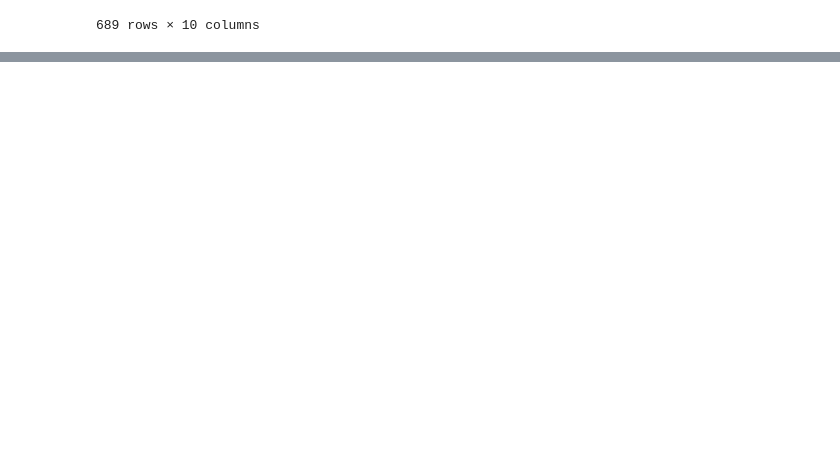
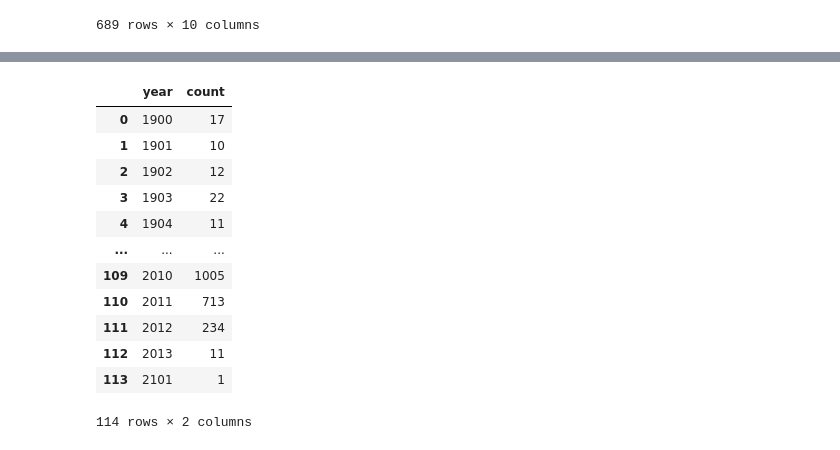
Before and after one commit to kellnergp/Meteorites-Fireballs-Interactive-Dashboard, a Jupyter notebook: ConvertDateTime.ipynb, the cells around one changed output, grey strips where cells are left out. Drawn from its saved outputs; the diff is of its cells as text; code cells hidden in the pictures; blank space fills up the shorter version.

```diff
--- a/ConvertDateTime.ipynb
+++ b/ConvertDateTime.ipynb
@@ -118,0 +138,19 @@ fireball_df.to_csv("Resources/Fireball_Data_Years.csv")
+# %%
+# change columns to display a year column and count column
+meteorites_grouped = meteorites_grouped.rename(columns={"name":"count"})
+meteorites_grouped = meteorites_grouped[["year", "count"]]
+meteorites_grouped
+# %% [output]
+|  | year | count |
+| 0 | 1900 | 17 |
+| 1 | 1901 | 10 |
+| 2 | 1902 | 12 |
+| 3 | 1903 | 22 |
+| 4 | 1904 | 11 |
+| ... | ... | ... |
+| 109 | 2010 | 1005 |
+| 110 | 2011 | 713 |
+| 111 | 2012 | 234 |
+| 112 | 2013 | 11 |
+| 113 | 2101 | 1 |
+114 rows × 2 columns
```
Also changed, not shown: parts of 2 cells of this notebook, 21 other files.
